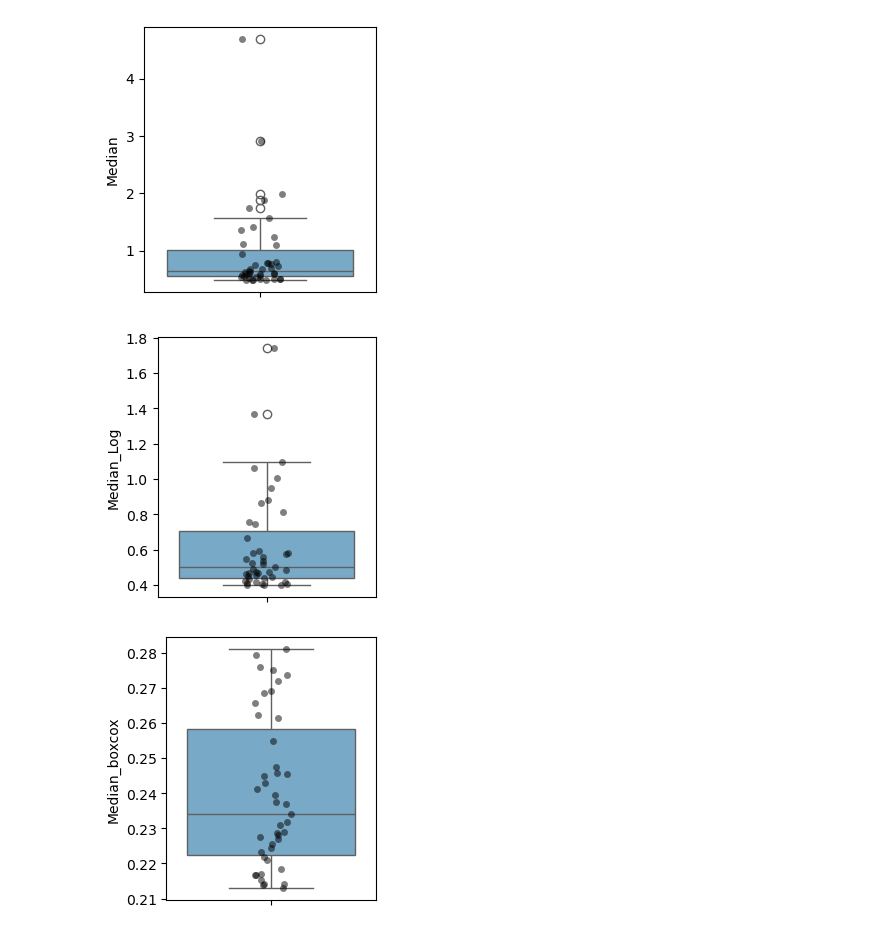
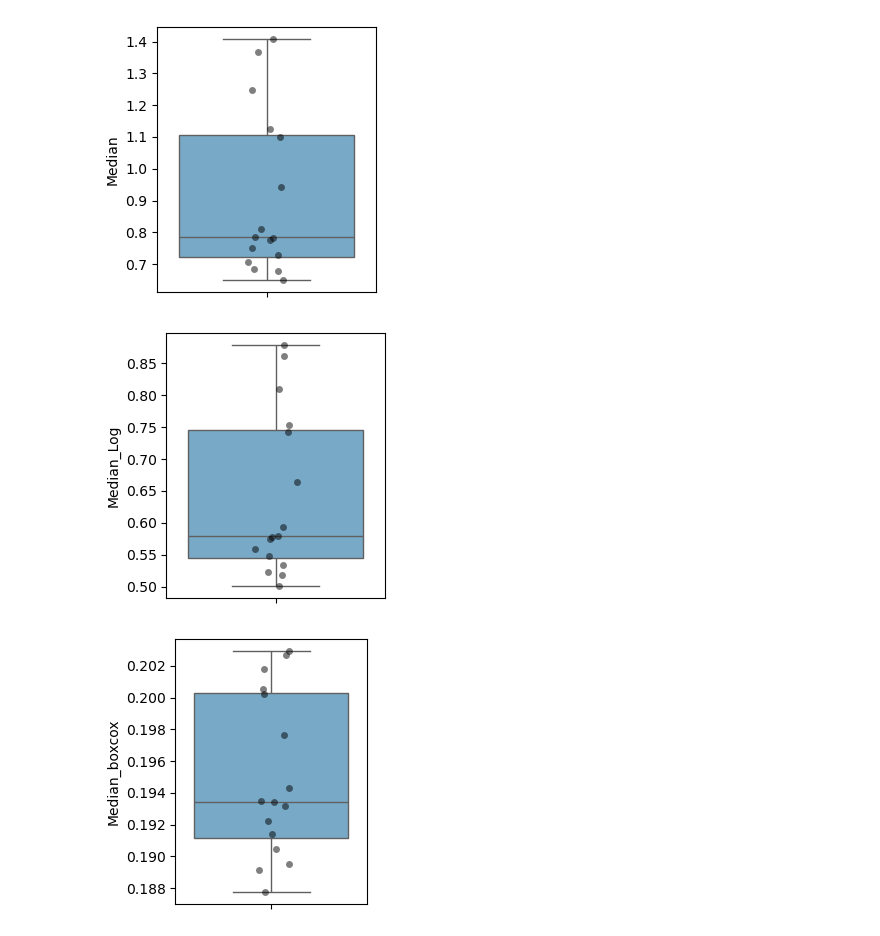
Before and after one commit to shokenlee/AH_AAcomposition, a Jupyter notebook: NEES_Transform.ipynb, the cells around one changed output. Cells and saved outputs as stored; diff of their text form; code cells hidden in the pictures.

Commit message:
Add NEES summary CSV with BoxCox applied to AHs with middle NEES range

```diff
--- a/NEES_Transform.ipynb
+++ b/NEES_Transform.ipynb
@@ -8,6 +8,8 @@ from scipy.stats import boxcox
 warnings.filterwarnings("ignore")
 # %%
 df = pd.read_csv('./Output/NEES_summary_with_heliquest.csv')
+# %%
+df_middle = df[(df['Median'] < 1.5) & (df['Median'] > 0.63)]
 # %%
 # A bespoke funtion for plotting
 def myplot(df, y):
@@ -21,21 +23,21 @@ def myplot(df, y):
     plt.show()
 # %%
 # Original median values
-myplot(df=df, y='Median')
+myplot(df=df_middle, y='Median')
 # %% [output]
-[figure, old version]
+[figure, new version]
 # %%
 # Log transformation
-df["Median_Log"] = np.log1p(df['Median'])
-myplot(df=df, y='Median_Log')
+df_middle["Median_Log"] = np.log1p(df_middle['Median'])
+myplot(df=df_middle, y='Median_Log')
 # %% [output]
-[figure, old version]
+[figure, new version]
 # %%
 # Box-Cox transformation
-shifted_median = df['Median'] + 1  # shift by +1 to ensure all values are positive
+shifted_median = df_middle['Median'] + 1  # shift by +1 to ensure all values are positive
 boxcox_transformed, _ = boxcox(shifted_median)
-df['Median_boxcox'] = boxcox_transformed
-myplot(df, y='Median_boxcox')
+df_middle['Median_boxcox'] = boxcox_transformed
+myplot(df_middle, y='Median_boxcox')
 # %% [output]
-[figure, old version]
+[figure, new version]
 # %%
```
Also changed, not shown: parts of 1 cell of this notebook, 1 other file.
